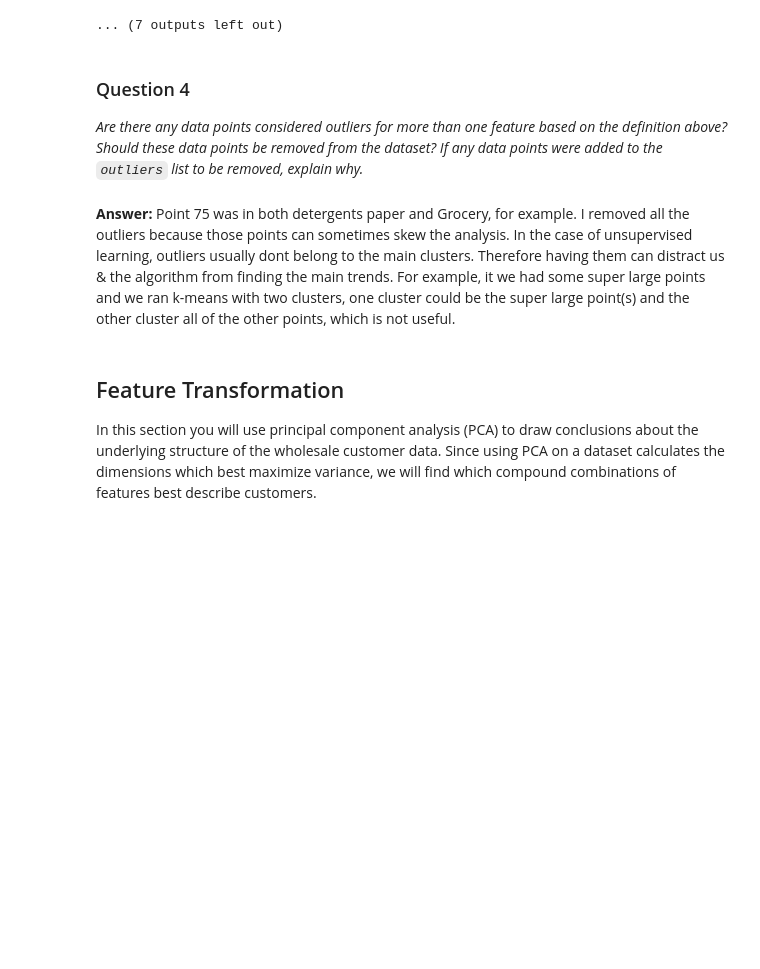
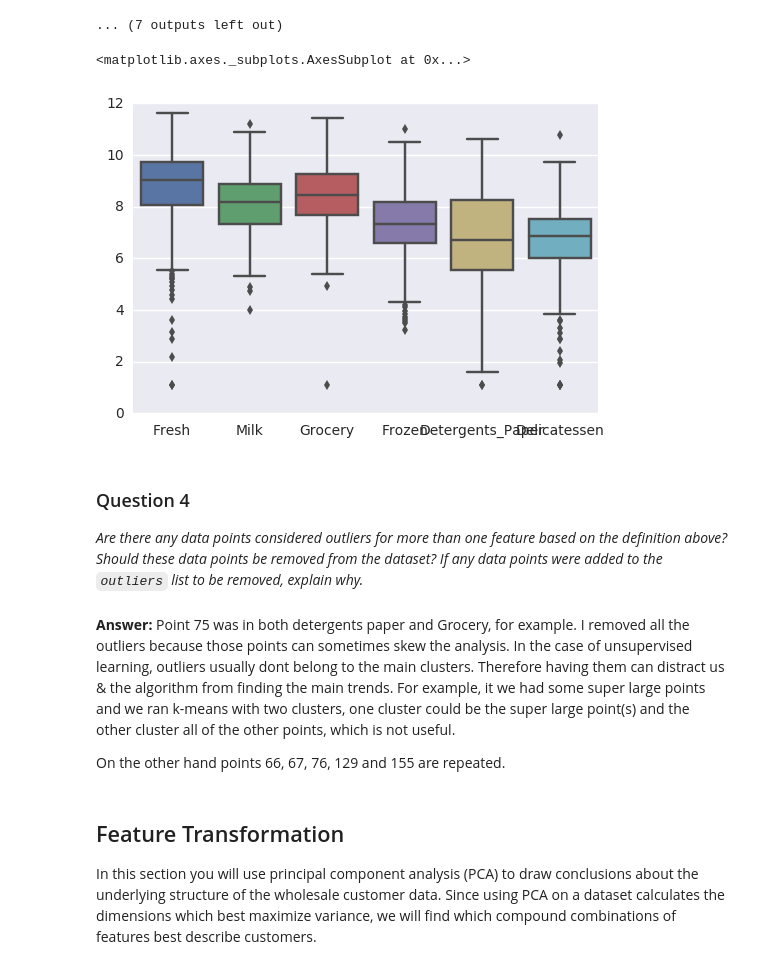
Before and after one commit to BernardoGar/customer_segments, a Jupyter notebook: customer_segments.ipynb, the cells around one changed output. Cells and saved outputs as stored; diff of their text form; code cells hidden in the pictures; blank space fills up the shorter version.

```diff
--- a/customer_segments.ipynb
+++ b/customer_segments.ipynb
@@ -366,11 +379,19 @@ Data points considered outliers for the feature 'Frozen':
 | 429 | 9.060331 | 7.467371 | 8.183118 | 3.850148 | 4.430817 | 7.824446 |
 | 439 | 7.932721 | 7.437206 | 7.828038 | 4.174387 | 6.167516 | 3.951244 |
 ... (7 outputs left out)
+# %%
+import seaborn as sns
+sns.boxplot(data=log_data)
+# %% [output]
+<matplotlib.axes._subplots.AxesSubplot at 0x...>
+[figure, added]
 # %% [markdown]
 ### Question 4
 *Are there any data points considered outliers for more than one feature based on the definition above? Should these data points be removed from the dataset? If any data points were added to the `outliers` list to be removed, explain why.*
 # %% [markdown]
 **Answer:** Point 75 was in both detergents paper and Grocery, for example. I removed all the outliers because those points can sometimes skew the analysis. In the case of unsupervised learning, outliers usually dont belong to the main clusters. Therefore having them can distract us & the algorithm from finding the main trends. For example, it we had some super large points and we ran k-means with two clusters, one cluster could be the super large point(s) and the other cluster all of the other points, which is not useful.
+
+On the other hand points 66, 67, 76, 129 and 155 are repeated.
 # %% [markdown]
 ## Feature Transformation
 In this section you will use principal component analysis (PCA) to draw conclusions about the underlying structure of the wholesale customer data. Since using PCA on a dataset calculates the dimensions which best maximize variance, we will find which compound combinations of features best describe customers.
```
Also changed, not shown: parts of 15 cells of this notebook, 1 other file.
